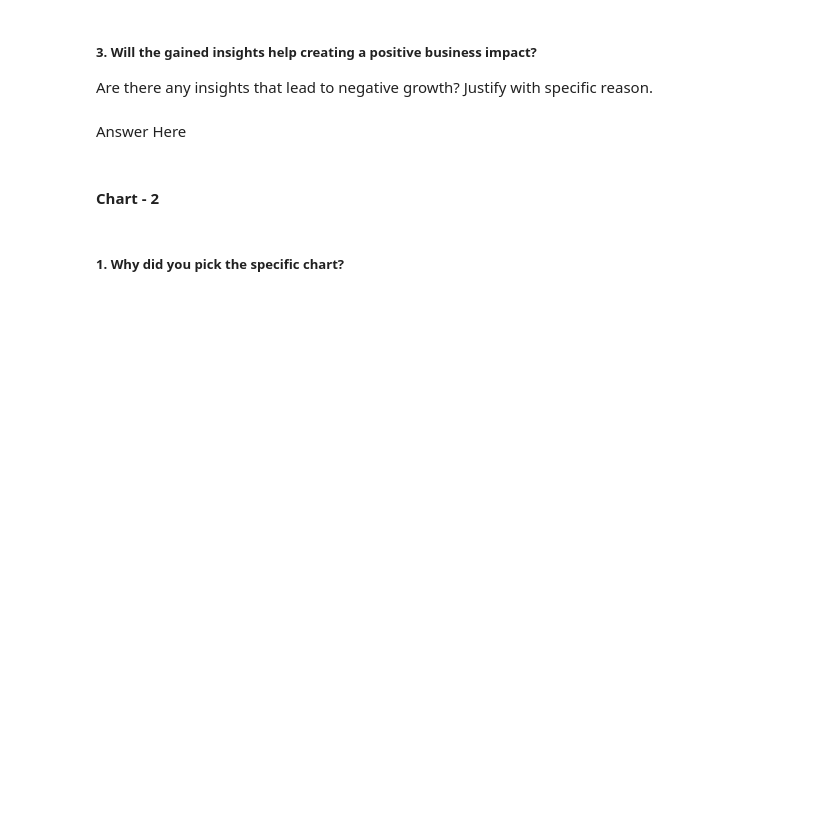
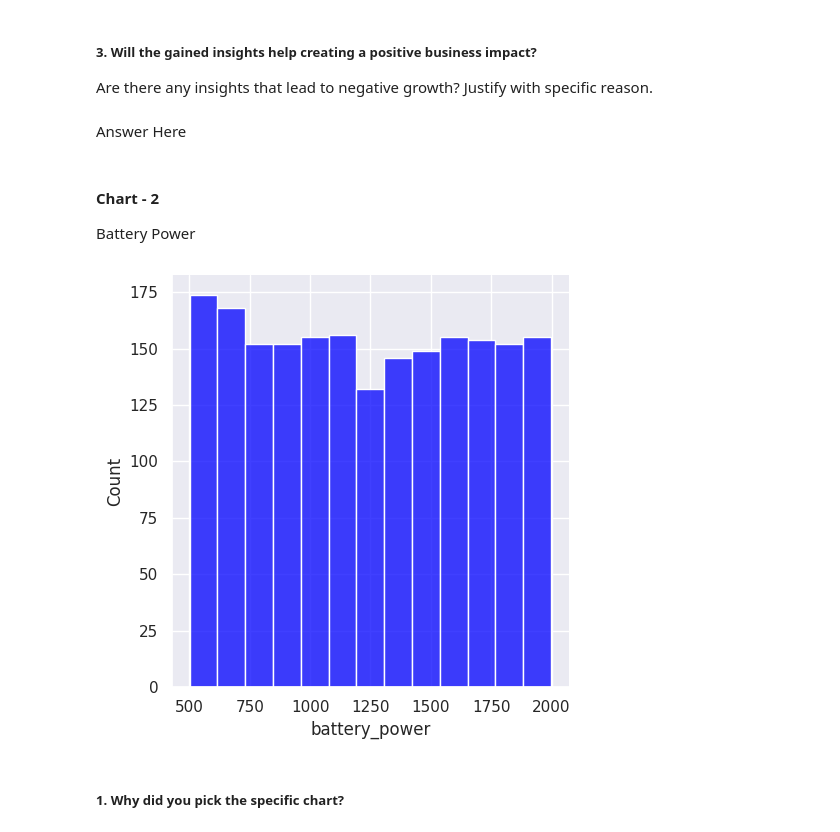
Before and after one commit to Rooban-Jeyasundar/ML_Classification_Project, a Jupyter notebook: ML_Classification_Project.ipynb, the cells around one changed output. Saved outputs shown, nothing was run; the diff lists cells and outputs as text; code cells hidden in the pictures; blank space fills up the shorter version.

```diff
--- a/ML_Classification_Project.ipynb
+++ b/ML_Classification_Project.ipynb
@@ -429,3 +436,4 @@ Are there any insights that lead to negative growth? Justify with specific reaso
 Answer Here
 # %% [markdown]
 #### Chart - 2
+Battery Power
@@ -434,3 +440,10 @@ Answer Here
+# %%
+# Chart - 2 visualization code
+sns.set(rc={'figure.figsize':(5,5)})
+sns.displot(mobile_df['battery_power'],color='blue')
+plt.show()
+# %% [output]
+[figure, added]
 # %% [markdown]
 ##### 1. Why did you pick the specific chart?
 # %% [markdown]
```
Also changed, not shown: parts of 26 cells of this notebook.
